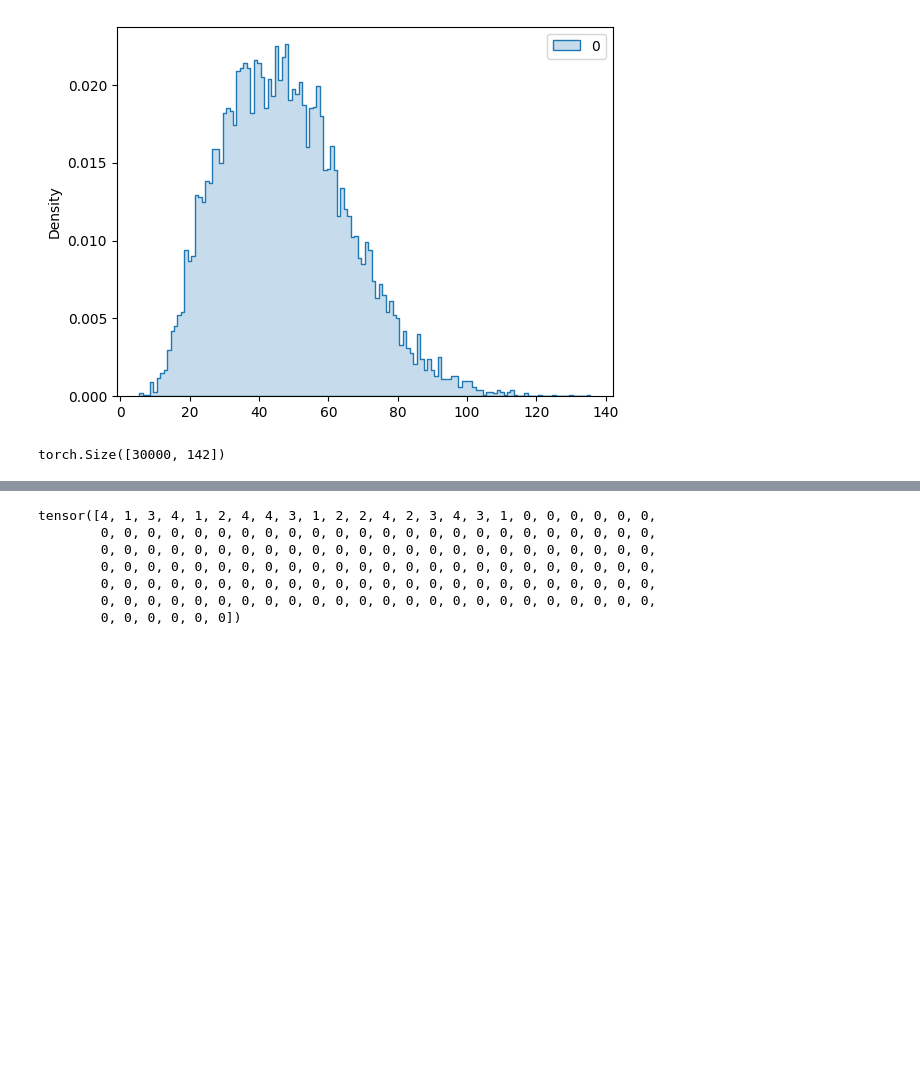
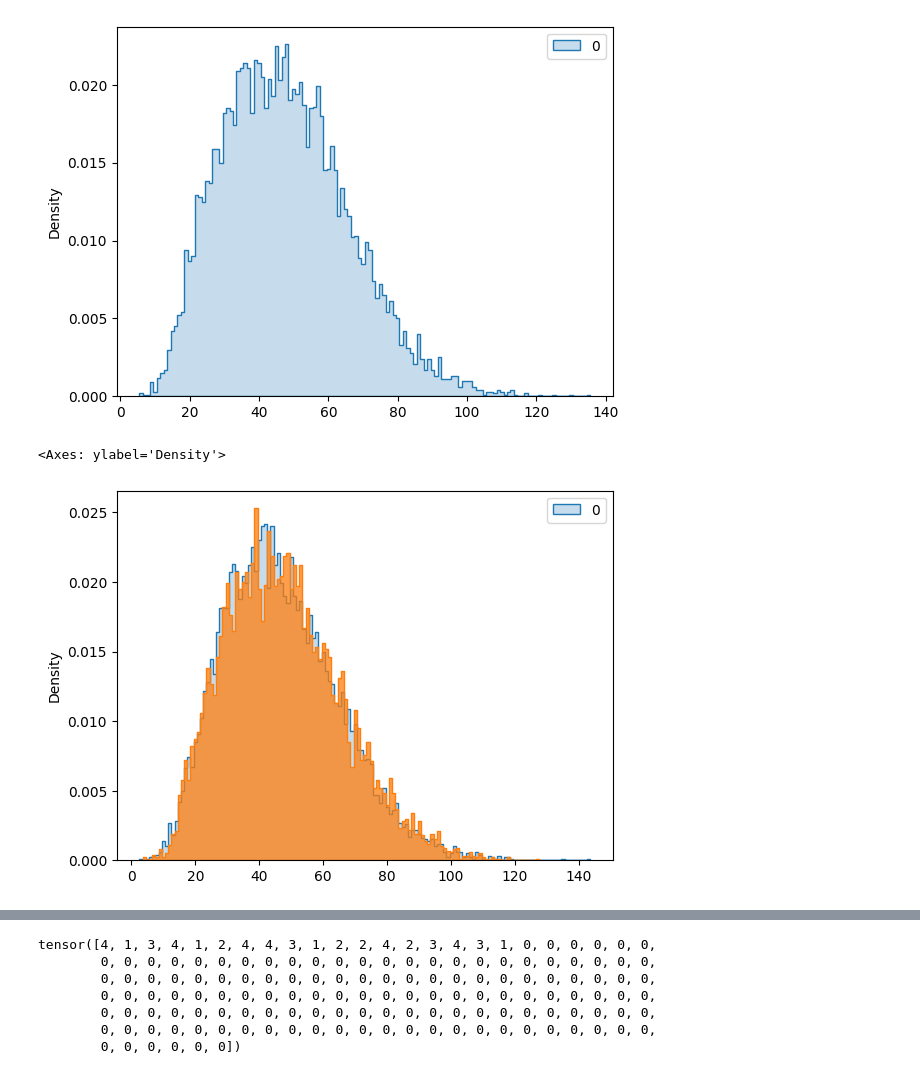
Before and after one commit to dfaroughy/Multimodal-flows, a Jupyter notebook: notebooks/data_aoj_particle_sets.ipynb, the cells around one changed output, grey strips where cells are left out. Drawn from its saved outputs; the diff is of its cells as text; code cells hidden in the pictures; blank space fills up the shorter version.

```diff
--- a/notebooks/data_aoj_particle_sets.ipynb
+++ b/notebooks/data_aoj_particle_sets.ipynb
@@ -233,27 +36,3 @@ class JetGPT2Model(L.LightningModule):
-# %%
-import numpy as np
-import torch
-
-import matplotlib.pyplot as plt
-from datamodules.aoj import AspenOpenJets
-from datamodules.utils import jet_set_to_seq
-
-aoj = AspenOpenJets(
-    data_dir="/home/df630/Multimodal-Bridges/data/aoj", data_files="RunG_batch0.h5"
-)
-
-num_jets = 30_000
-max_num_particles = 150
-
-particle_set, _ = aoj(num_jets=num_jets,
-                      download=False,
-                      max_num_particles=max_num_particles,
-                      features={"continuous": None, "discrete": "tokens"},
-                      pt_order=True,
-                      padding='zeros',
-                      )
-
-particle_seq = jet_set_to_seq(particle_set, vocab_size=8)
 # %%
 import torch
 from pytorch_lightning.loggers import CometLogger
@@ -283,4 +67,20 @@ samples = gpt.model.generate(
-# %%
-samples.shape
-# %% [output]
-torch.Size([30000, 142])
+# %%
+sample = np.load('/home/df630/Multimodal-flows/jet_sequences/1515adfa207d4091814263a015ff80ba/generation_results/sample.npy')
+sample = torch.from_numpy(sample).long()
+# %%
+import seaborn as sns
+
+sns.histplot((particle_set.discrete > 0).sum(dim=1),
+             discrete=True,
+             stat="density",
+             element="step",
+             )
+
+sns.histplot((sample > 0).sum(dim=1),
+                discrete=True,
+                stat="density",
+                element="step",
+                )
+# %% [output]
+<Axes: ylabel='Density'>
+[figure, added]
```
Also changed, not shown: parts of 10 cells of this notebook, 17 other files.
